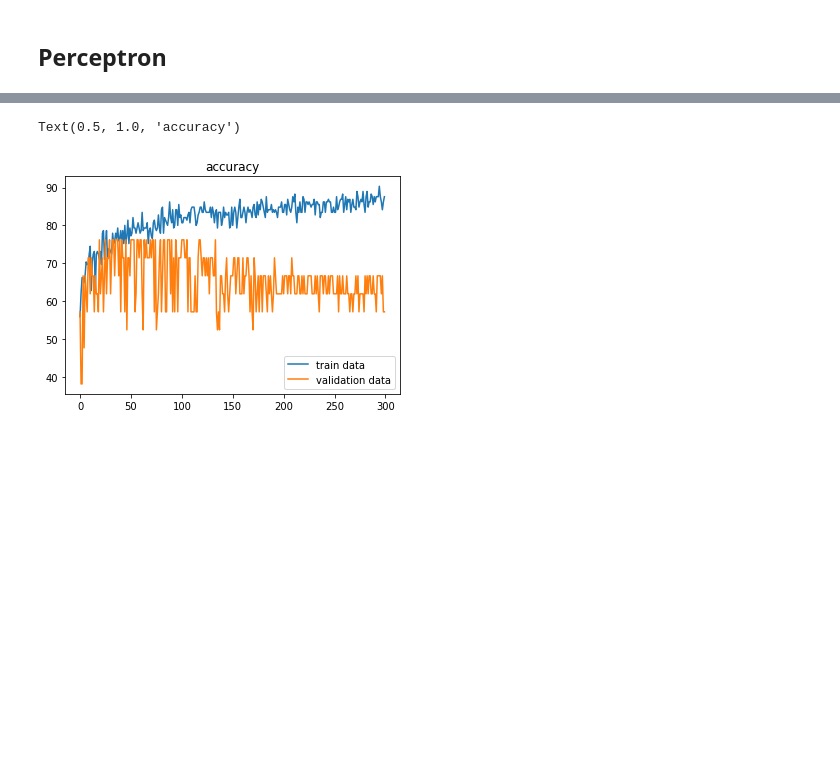
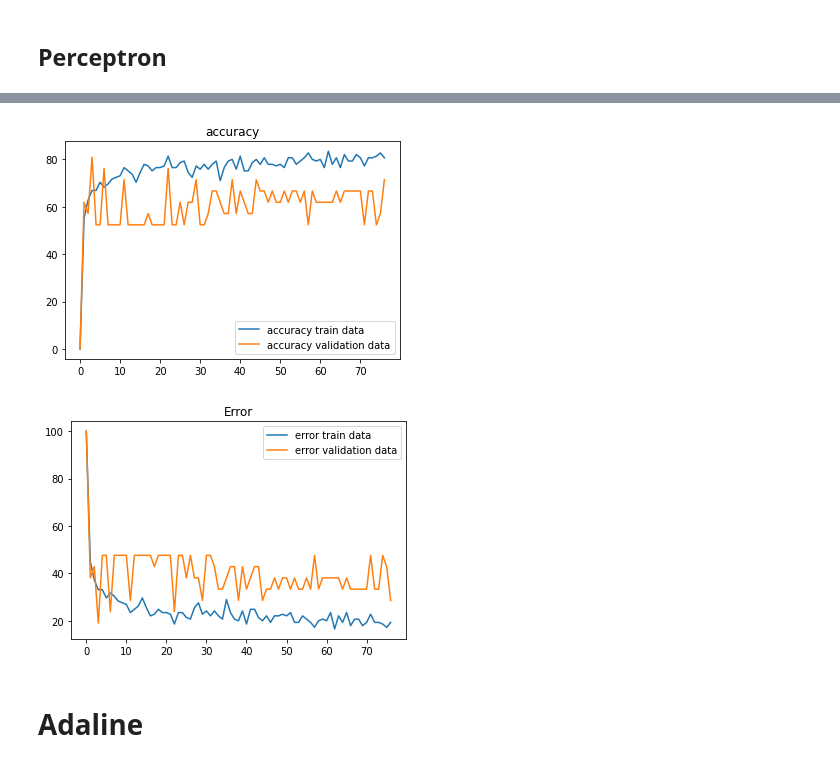
Before and after one commit to ZahraDehghanian97/Perceptron_Vs._Adaline, a Jupyter notebook: 98131059_HW01/98131059_HW01.ipynb, the cells around one changed output, grey strips where cells are left out. Drawn from its saved outputs; the diff is of its cells as text; code cells hidden in the pictures; blank space fills up the shorter version.

Commit message:
add adaline framework

```diff
--- a/98131059_HW01/98131059_HW01.ipynb
+++ b/98131059_HW01/98131059_HW01.ipynb
@@ -178,7 +178,7 @@ def accuracy_metric(actual, predicted):
             correct += 1
     return correct / float(len(actual)) * 100.0
 
-def predict(test, weights):
+def predict_perceptron(test, weights):
     predictions = list()
     for row in test:
       activation = weights[0]
@@ -189,48 +189,48 @@ def predict(test, weights):
       predictions.append(temp)
     return predictions
 
-def train_weights(train, l_rate, max_epoch):
+def train_weights_perceptron(train, l_rate, max_epoch):
     weights = [0.0 for i in range(len(train[0]))]
-    accuracy_train = list()
-    accuracy_validate = list()
-    last_accuracy_v =0
+    accuracy_train = [0]
+    accuracy_validate = [0]
     flag = True
-    flag2 = True
     epoch = 0
-    while epoch < max_epoch  and flag:
+    convergence = 0
+    while flag:
       p_train = list()
       for row in train:
-          prediction = predict([row], weights)[0]
+          prediction = predict_perceptron([row], weights)[0]
           p_train.append(prediction)
           error = row[-1] - prediction
           weights[0] = weights[0] + l_rate * error
           for i in range(len(row) - 1):
               weights[i + 1] = weights[i + 1] + l_rate * error * row[i]
-      # early stopping condition
       accuracy_train.append(accuracy_metric(train[:,-1],p_train))
-      new_accuracy_v = accuracy_metric(validate[:,-1], predict(validate,weights))
-      accuracy_validate.append(new_accuracy_v)
-      if  ( new_accuracy_v< last_accuracy_v) and flag2==True :
-        print(">>>>>>>>>>early stopping condition :")
-        print("training finish at epoch "+str(epoch))
-        print("-----------------------------")
-        print("weights : "+str(weights))
-        print("-----------------------------")
-        flag2 = False
-        # flag = False
-        # return weights
-      else : last_accuracy_v = new_accuracy_v
-      epoch +=1
-    print('>>>>>>>>>>>>>limit epoch condition :')
+      accuracy_validate.append(accuracy_metric(validate[:,-1], predict_perceptron(validate,weights)))
+      # convergence condition
+      if abs(accuracy_train[-1]-accuracy_train[-2])<3 : convergence+=1
+      if convergence>=50 :
+        flag= False
+        print(">>>>>>>>>>Convegence condition :")
+      # # early stopping condition
+      # if  ( accuracy_validate[-1]< accuracy_validate[-2])  :
+      #   print(">>>>>>>>>>early stopping condition :")
+      #   flag = False
+      # number of epoch condition
+      if epoch >= max_epoch :
+        print('>>>>>>>>>>>>>limit epoch condition :')
+        flag = False
+      else : epoch +=1
+
     print("training finish at epoch "+str(epoch))
-    print("-----------------------------")
-    print("weights : "+str(weights))
-    print("-----------------------------")
+    # print("-----------------------------")
+    # print("weights : "+str(weights))
+    # print("-----------------------------")
     return weights, accuracy_train,accuracy_validate
 
 def perceptron(train,validate, test, l_rate, max_epoch):
-    weights , accuracy_train,accuracy_validate = train_weights(train, l_rate, max_epoch)
-    predictions = predict(test, weights)
+    weights , accuracy_train,accuracy_validate = train_weights_perceptron(train, l_rate, max_epoch)
+    predictions = predict_perceptron(test, weights)
     return predictions , accuracy_train,accuracy_validate
 
 
@@ -239,11 +239,21 @@ max_epoch = 300
 predicted, accuracy_train,accuracy_validate = perceptron(train,validate, test ,l_rate,max_epoch)
 actual = test[:,-1]
 accuracy = accuracy_metric(actual, predicted)
-print(">>>>>>>>>>>>>>>")
+print("--------------------")
 print('Final Accuracy test data = ' + str(accuracy) )
 temp = [i for i in range(len(accuracy_train))]
-plt.plot(temp,accuracy_train,label="train data")
-plt.plot(temp,accuracy_validate,label="validation data")
+error_train = list()
+error_validate = list()
+for i in accuracy_train:error_train.append(100-i)
+for i in accuracy_validate:error_validate.append(100-i)
+plt.plot(temp,accuracy_train,label="accuracy train data")
+plt.plot(temp,accuracy_validate,label="accuracy validation data")
 plt.legend()
 plt.title("accuracy")
+plt.show()
+plt.plot(temp,error_train,label="error train data")
+plt.plot(temp,error_validate,label="error validation data")
+plt.legend()
+plt.title("Error")
+plt.show()
 # %% [output]
@@ -262,3 +264,5 @@ Final Accuracy test data = 80.95238095238095
-Text(0.5, 1.0, 'accuracy')
-[figure, old version]
+[figure, new version]
+[figure, added]
+# %% [markdown]
+# **Adaline**
 # %%
```
Also changed, not shown: parts of 2 cells of this notebook.
